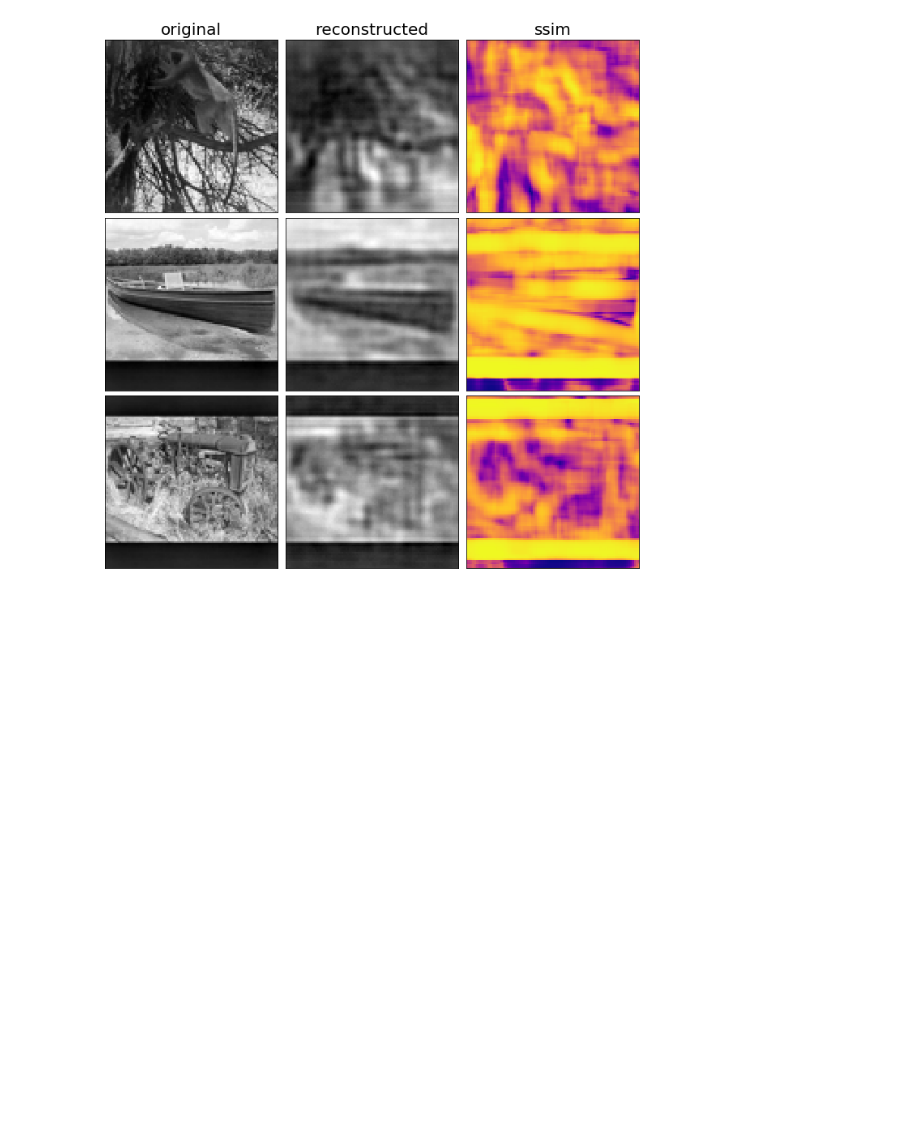
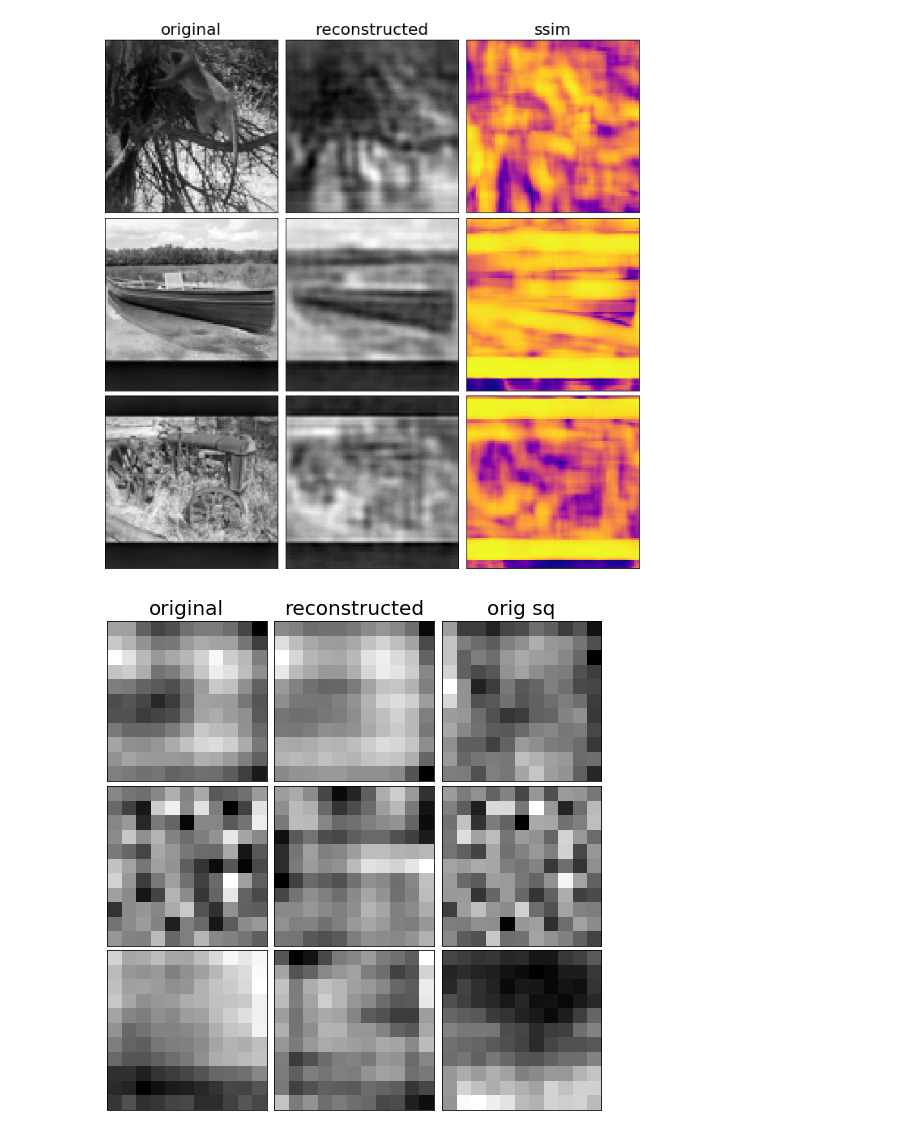
Before and after one commit to michaelneuder/image_quality_analysis, a Jupyter notebook: bin/nets/wip/weights/weight_saving.ipynb, the cells around one changed output. Saved outputs shown, nothing was run; the diff lists cells and outputs as text; code cells hidden in the pictures; blank space fills up the shorter version.

```diff
--- a/bin/nets/wip/weights/weight_saving.ipynb
+++ b/bin/nets/wip/weights/weight_saving.ipynb
@@ -12,6 +12,11 @@ import matplotlib.pyplot as plt
 import iqa_tools as iqa
 import matplotlib.gridspec as gridspec
 import tensorflow as tf
+# %%
+image_dim, result_dim = 96, 86
+input_layer, output_layer = 4, 1
+input_layer, first_layer, second_layer, third_layer, fourth_layer, output_layer = 4, 100, 50, 25, 10, 1
+filter_dim, filter_dim2 = 11, 1
 # %%
 data_path = '/home/dirty_mike/Dropbox/github/image_quality_analysis/data/sample_data/'
 train_features, train_target, test_features, test_target = iqa.load_data(local=True, path=data_path)
@@ -23,3 +28,17 @@ train_features.shape
 iqa.plot_sample(train_features, train_target)
 # %% [output]
 [figure]
+# %%
+weights = {}; biases = {};
+for entry in ['weights1', 'weights2', 'weights3', 'weights4', 'weights_out']:
+    temp = np.loadtxt('{}.txt'.format(entry))
+    weights[entry] = temp
+for entry in ['bias1', 'bias2', 'bias3', 'bias4', 'bias_out']:
+    temp = np.loadtxt('{}.txt'.format(entry))
+    biases[entry] = temp
+# %%
+weights['weights1'] = weights['weights1'].reshape((filter_dim,filter_dim,input_layer,first_layer))
+weights['weights2'] = weights['weights2'].reshape((filter_dim2,filter_dim2,first_layer,second_layer))
+weights['weights3'] = weights['weights3'].reshape((filter_dim2,filter_dim2,second_layer,third_layer))
+weights['weights4'] = weights['weights4'].reshape((filter_dim2,filter_dim2,third_layer,fourth_layer))
+weights['weights_out'] = weights['weights_out'].reshape((filter_dim2,filter_dim2,fourth_layer+third_layer+second_layer+first_layer,output_layer))
@@ -25,0 +51,24 @@ iqa.plot_sample(train_features, train_target)
+# %%
+plt.figure(figsize = (9,9))
+gs1 = gridspec.GridSpec(3, 3)
+gs1.update(wspace=0, hspace=0.03)
+
+for i in range(3):
+    ax1, ax2, ax3 = plt.subplot(gs1[3*i]), plt.subplot(gs1[3*i+1]), plt.subplot(gs1[3*i+2])
+    for ax in [ax1, ax2, ax3]:
+        ax.set_xticklabels([])
+        ax.set_yticklabels([])
+        ax.get_xaxis().set_visible(False)
+        ax.get_yaxis().set_visible(False)
+    if i == 0:
+        ax1.set_title('original', size=20)
+        ax2.set_title('reconstructed', size=20)
+        ax3.set_title('orig sq', size=20)
+
+    x = np.random.randint(100)
+    ax1.imshow(weights['weights1'][:,:,0,x], cmap='gray')
+    ax2.imshow(weights['weights1'][:,:,1,x], cmap='gray')
+    ax3.imshow(weights['weights1'][:,:,2,x], cmap='gray')
+plt.show()
+# %% [output]
+[figure, added]
```
Also changed, not shown: parts of 4 cells of this notebook, 20 other files.
